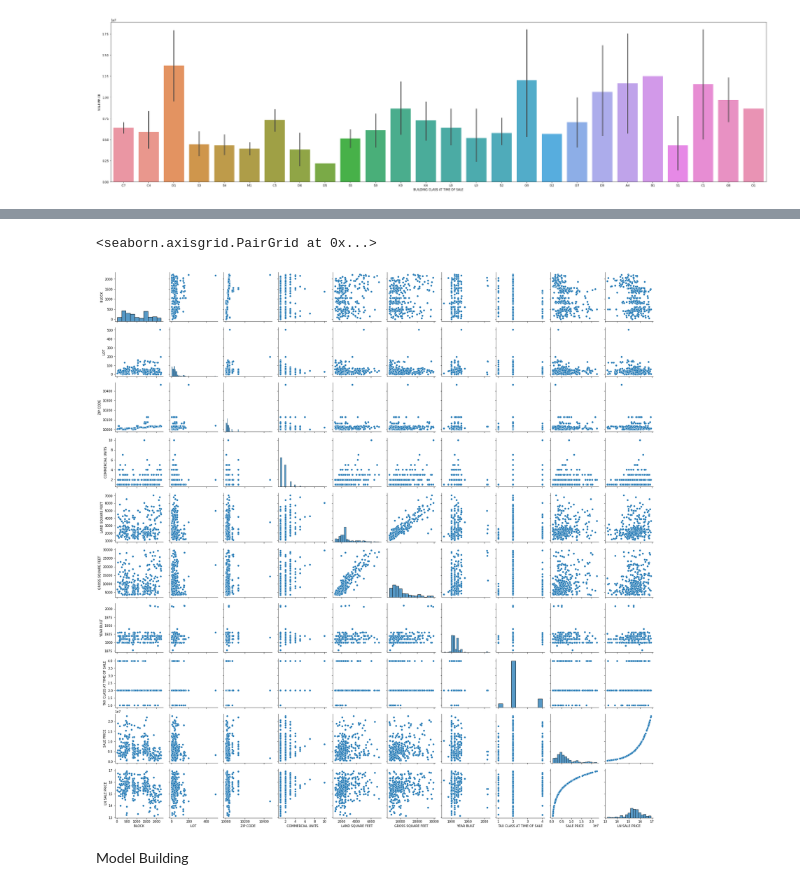
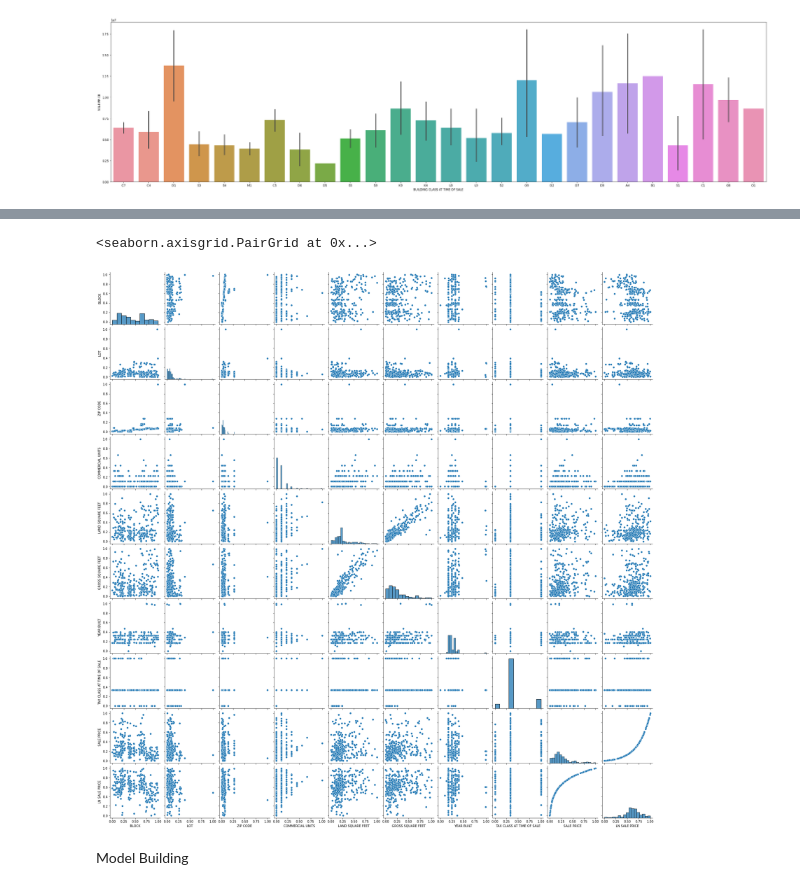
Before and after one commit to tasnmb/Manhattan-property-prices-analysis, a Jupyter notebook: cw_v2.ipynb, the cells around one changed output, grey strips where cells are left out. Saved outputs shown, nothing was run; the diff lists cells and outputs as text; code cells hidden in the pictures.

```diff
--- a/cw_v2.ipynb
+++ b/cw_v2.ipynb
@@ -244,8 +268,8 @@ sns.lineplot(data=df, x="SALE DATE", y="SALE PRICE", hue="NEIGHBORHOOD")
 # %%
-sns.pairplot(df)
+sns.pairplot(df_norm)
 # %% [output]
 <seaborn.axisgrid.PairGrid at 0x...>
-[figure, old version]
+[figure, new version]
 # %% [markdown]
 Model Building
 # %%
```
Also changed, not shown: parts of 3 cells of this notebook.
